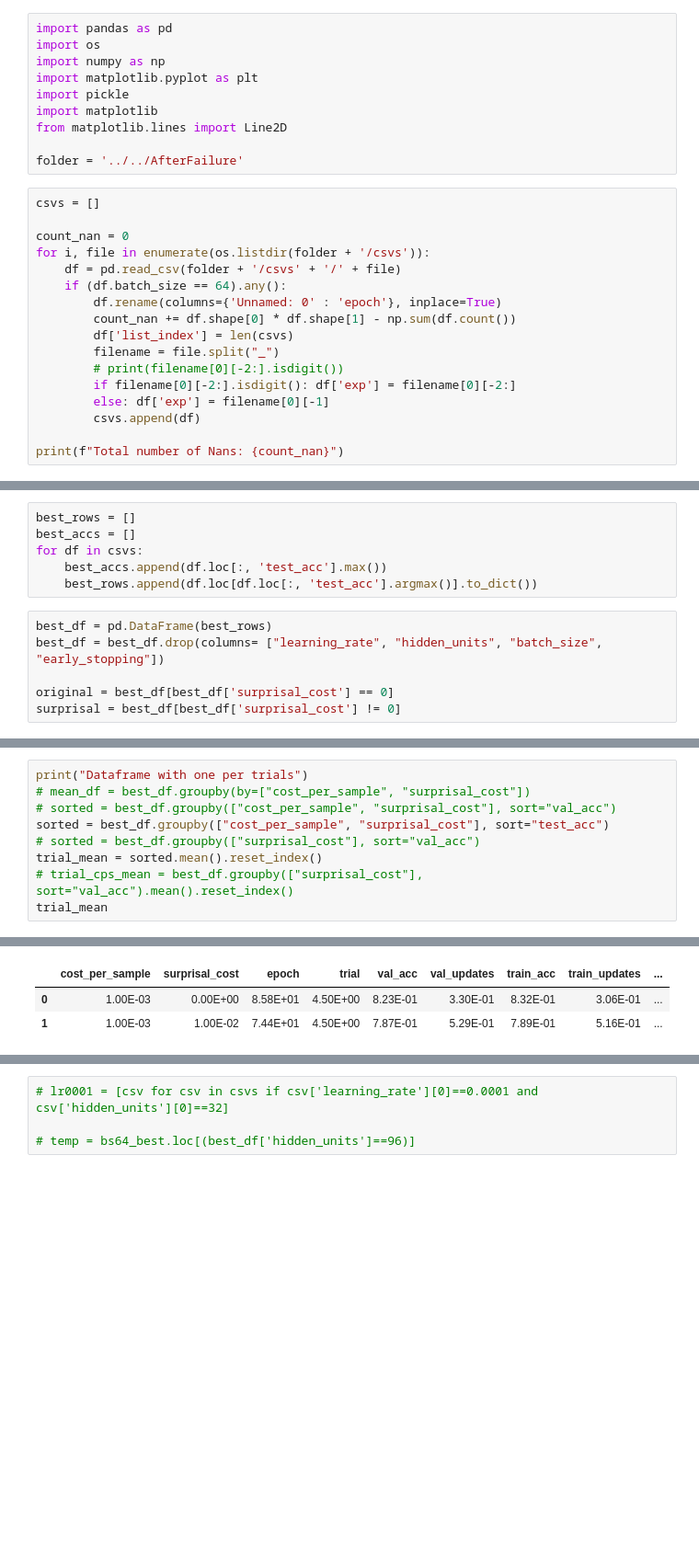
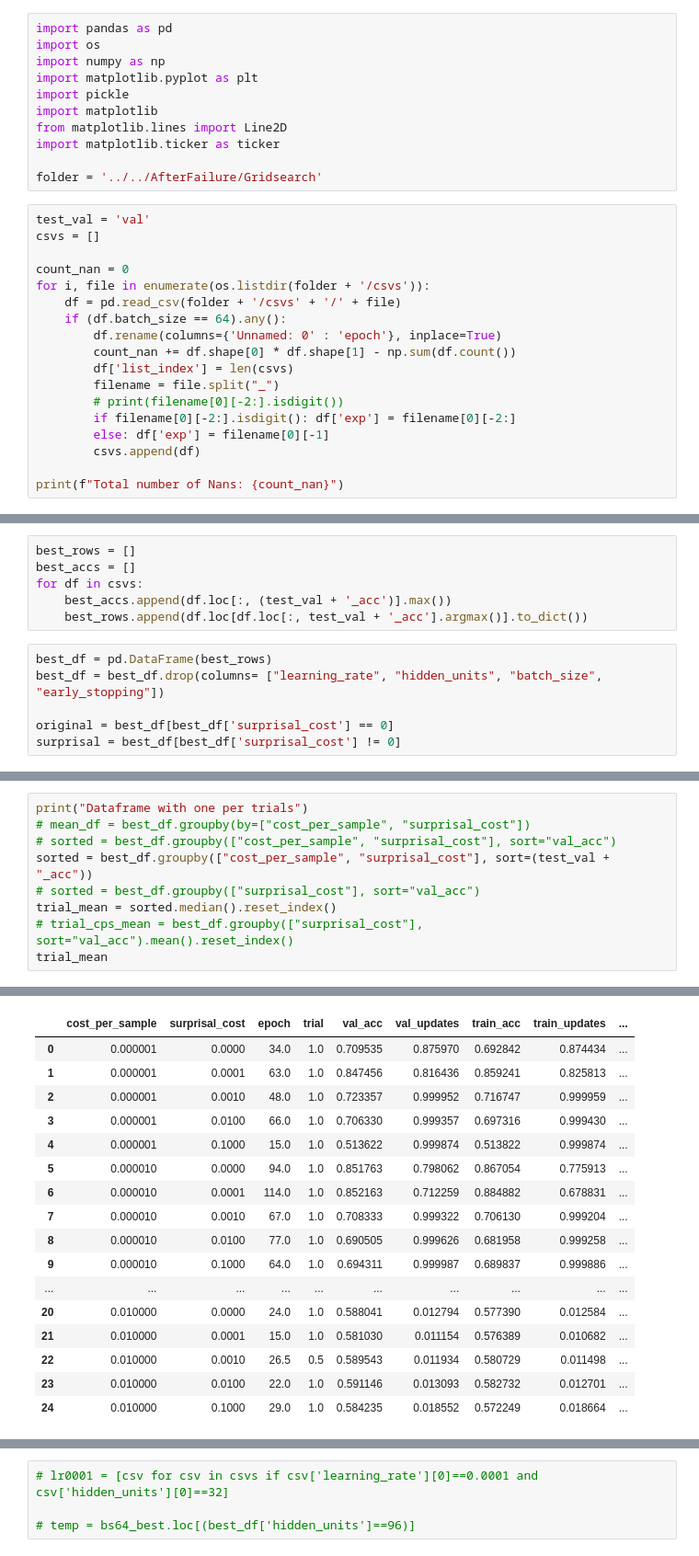
Before and after one commit to EmyArts/skiprnn-2017-telecombcn, a Jupyter notebook: src/postprocessing.ipynb, the cells around one changed output, grey strips where cells are left out. Shown at 92% size. Drawn from its saved outputs; the diff is of its cells as text; blank space fills up the shorter version.

```diff
--- a/src/postprocessing.ipynb
+++ b/src/postprocessing.ipynb
@@ -6,9 +6,11 @@ import matplotlib.pyplot as plt
 import pickle
 import matplotlib
 from matplotlib.lines import Line2D
+import matplotlib.ticker as ticker
 
-folder = '../../AfterFailure'
+folder = '../../AfterFailure/Gridsearch'
 # %%
+test_val = 'val'
 csvs = []
 
 count_nan = 0
@@ -91,8 +93,8 @@ big_df['val_acc'].hist(figsize=(10, 10))
 best_rows = []
 best_accs = []
 for df in csvs:
-    best_accs.append(df.loc[:, 'test_acc'].max())
-    best_rows.append(df.loc[df.loc[:, 'test_acc'].argmax()].to_dict())
+    best_accs.append(df.loc[:, (test_val + '_acc')].max())
+    best_rows.append(df.loc[df.loc[:, test_val + '_acc'].argmax()].to_dict())
 # %%
 best_df = pd.DataFrame(best_rows)
 best_df = best_df.drop(columns= ["learning_rate", "hidden_units", "batch_size", "early_stopping"])
@@ -156,17 +165,31 @@ Dataframe with all best epochs for Validation accuracy
 # %%
 print("Dataframe with one per trials")
 # mean_df = best_df.groupby(by=["cost_per_sample", "surprisal_cost"])
 # sorted = best_df.groupby(["cost_per_sample", "surprisal_cost"], sort="val_acc")
-sorted = best_df.groupby(["cost_per_sample", "surprisal_cost"], sort="test_acc")
+sorted = best_df.groupby(["cost_per_sample", "surprisal_cost"], sort=(test_val + "_acc"))
 # sorted = best_df.groupby(["surprisal_cost"], sort="val_acc")
-trial_mean = sorted.mean().reset_index()
+trial_mean = sorted.median().reset_index()
 # trial_cps_mean = best_df.groupby(["surprisal_cost"], sort="val_acc").mean().reset_index()
 trial_mean
 # %% [output]
 Dataframe with one per trials
 |  | cost_per_sample | surprisal_cost | epoch | trial | val_acc | val_updates | train_acc | train_updates | ... |
-| 0 | 1.00E-03 | 0.00E+00 | 8.58E+01 | 4.50E+00 | 8.23E-01 | 3.30E-01 | 8.32E-01 | 3.06E-01 | ... |
-| 1 | 1.00E-03 | 1.00E-02 | 7.44E+01 | 4.50E+00 | 7.87E-01 | 5.29E-01 | 7.89E-01 | 5.16E-01 | ... |
+| 0 | 0.000001 | 0.0000 | 34.0 | 1.0 | 0.709535 | 0.875970 | 0.692842 | 0.874434 | ... |
+| 1 | 0.000001 | 0.0001 | 63.0 | 1.0 | 0.847456 | 0.816436 | 0.859241 | 0.825813 | ... |
+| 2 | 0.000001 | 0.0010 | 48.0 | 1.0 | 0.723357 | 0.999952 | 0.716747 | 0.999959 | ... |
+| 3 | 0.000001 | 0.0100 | 66.0 | 1.0 | 0.706330 | 0.999357 | 0.697316 | 0.999430 | ... |
+| 4 | 0.000001 | 0.1000 | 15.0 | 1.0 | 0.513622 | 0.999874 | 0.513822 | 0.999874 | ... |
+| 5 | 0.000010 | 0.0000 | 94.0 | 1.0 | 0.851763 | 0.798062 | 0.867054 | 0.775913 | ... |
+| 6 | 0.000010 | 0.0001 | 114.0 | 1.0 | 0.852163 | 0.712259 | 0.884882 | 0.678831 | ... |
+| 7 | 0.000010 | 0.0010 | 67.0 | 1.0 | 0.708333 | 0.999322 | 0.706130 | 0.999204 | ... |
+| 8 | 0.000010 | 0.0100 | 77.0 | 1.0 | 0.690505 | 0.999626 | 0.681958 | 0.999258 | ... |
+| 9 | 0.000010 | 0.1000 | 64.0 | 1.0 | 0.694311 | 0.999987 | 0.689837 | 0.999886 | ... |
+| ... | ... | ... | ... | ... | ... | ... | ... | ... | ... |
+| 20 | 0.010000 | 0.0000 | 24.0 | 1.0 | 0.588041 | 0.012794 | 0.577390 | 0.012584 | ... |
+| 21 | 0.010000 | 0.0001 | 15.0 | 1.0 | 0.581030 | 0.011154 | 0.576389 | 0.010682 | ... |
+| 22 | 0.010000 | 0.0010 | 26.5 | 0.5 | 0.589543 | 0.011934 | 0.580729 | 0.011498 | ... |
+| 23 | 0.010000 | 0.0100 | 22.0 | 1.0 | 0.591146 | 0.013093 | 0.582732 | 0.012701 | ... |
+| 24 | 0.010000 | 0.1000 | 29.0 | 1.0 | 0.584235 | 0.018552 | 0.572249 | 0.018664 | ... |
 # %%
 trial_mean.columns
 # %% [output]
```
Also changed, not shown: parts of 14 cells of this notebook, 2 other files.
